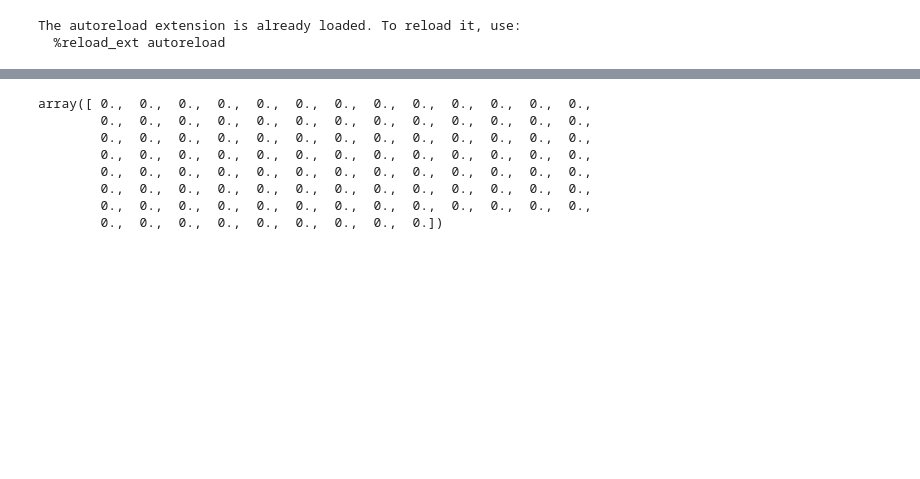
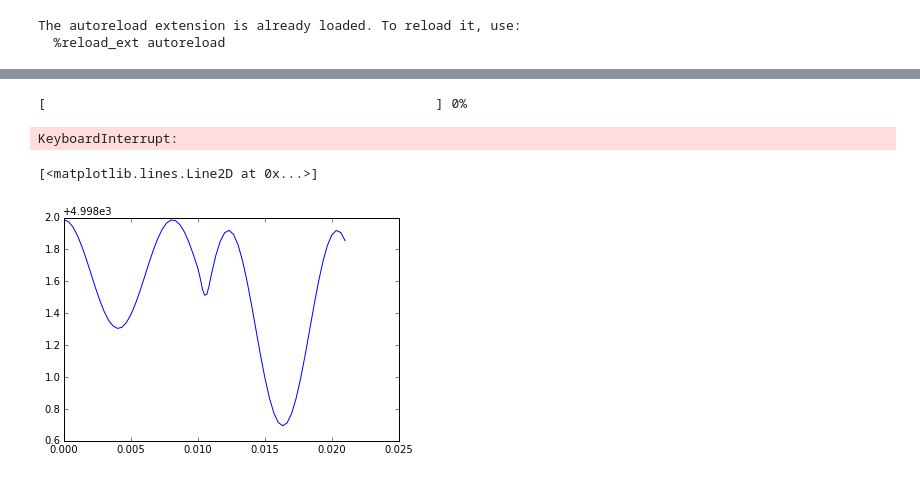
Before and after one commit to ZachGlassman/MySpinorSim, a Jupyter notebook: SimulationRunner.ipynb, the cells around one changed output, grey strips where cells are left out. Cells and saved outputs as stored; diff of their text form; code cells hidden in the pictures; blank space fills up the shorter version.

```diff
--- a/SimulationRunner.ipynb
+++ b/SimulationRunner.ipynb
@@ -30,11 +28,10 @@ Now Outputting
-# %%
-np.linspace(0,0,100)
-# %% [output]
-array([ 0.,  0.,  0.,  0.,  0.,  0.,  0.,  0.,  0.,  0.,  0.,  0.,  0.,
-        0.,  0.,  0.,  0.,  0.,  0.,  0.,  0.,  0.,  0.,  0.,  0.,  0.,
-        0.,  0.,  0.,  0.,  0.,  0.,  0.,  0.,  0.,  0.,  0.,  0.,  0.,
-        0.,  0.,  0.,  0.,  0.,  0.,  0.,  0.,  0.,  0.,  0.,  0.,  0.,
-        0.,  0.,  0.,  0.,  0.,  0.,  0.,  0.,  0.,  0.,  0.,  0.,  0.,
-        0.,  0.,  0.,  0.,  0.,  0.,  0.,  0.,  0.,  0.,  0.,  0.,  0.,
-        0.,  0.,  0.,  0.,  0.,  0.,  0.,  0.,  0.,  0.,  0.,  0.,  0.,
-        0.,  0.,  0.,  0.,  0.,  0.,  0.,  0.,  0.])
+# %%
+% run CoherentStateChebyshev/spinorf.py
+data = np.loadtxt('CoherentStateChebyshev/results.txt',skiprows = 18)
+plt.plot(data[:,0],data[:,1])
+#plt.fill_between(data[:,0],data[:,1]-data[:,2],data[:,1]+data[:,2],facecolor='green',alpha=0.2)
+# %% [output]
+[                                                  ] 0%
+KeyboardInterrupt:
+[<matplotlib.lines.Line2D at 0x...>]
+[figure, added]
```
Also changed, not shown: parts of 3 cells of this notebook, 7 other files.
